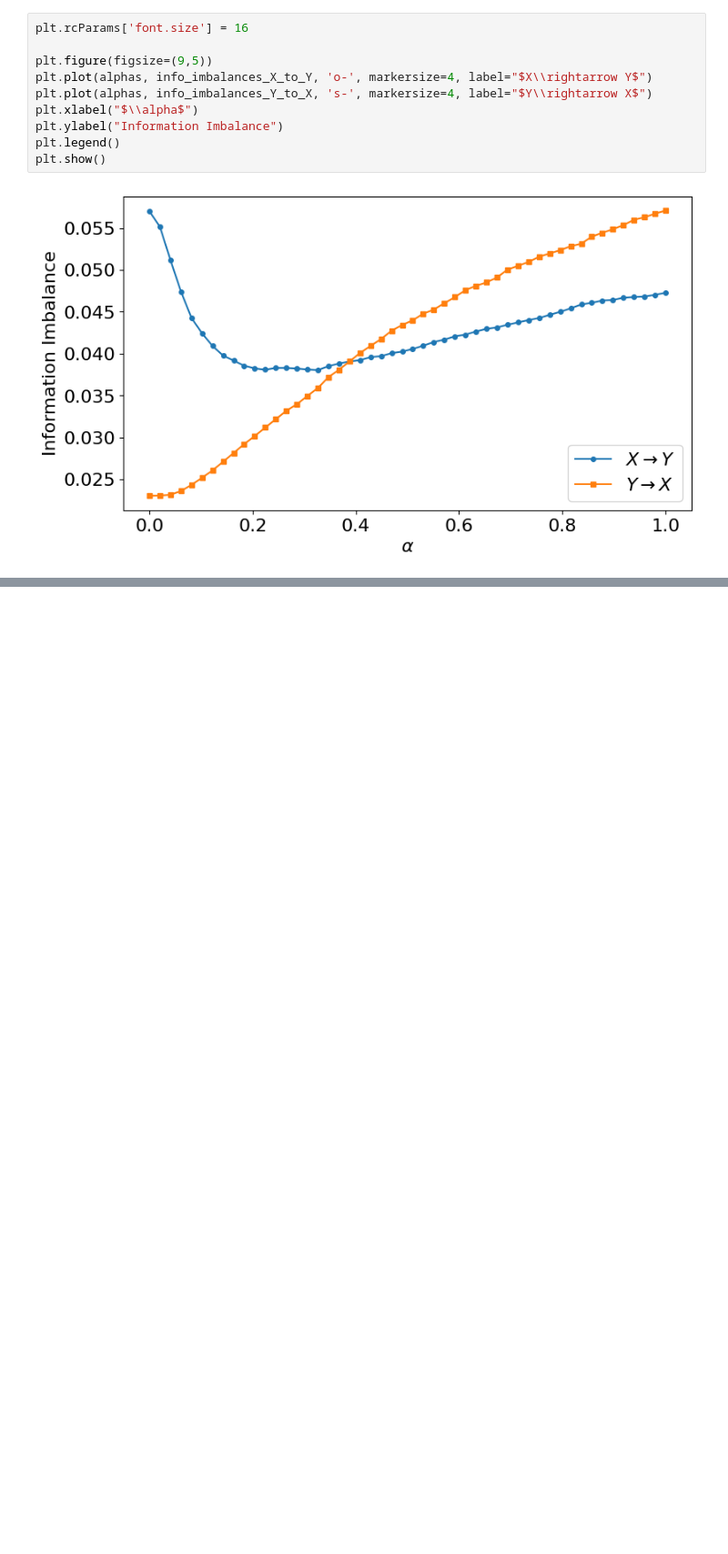
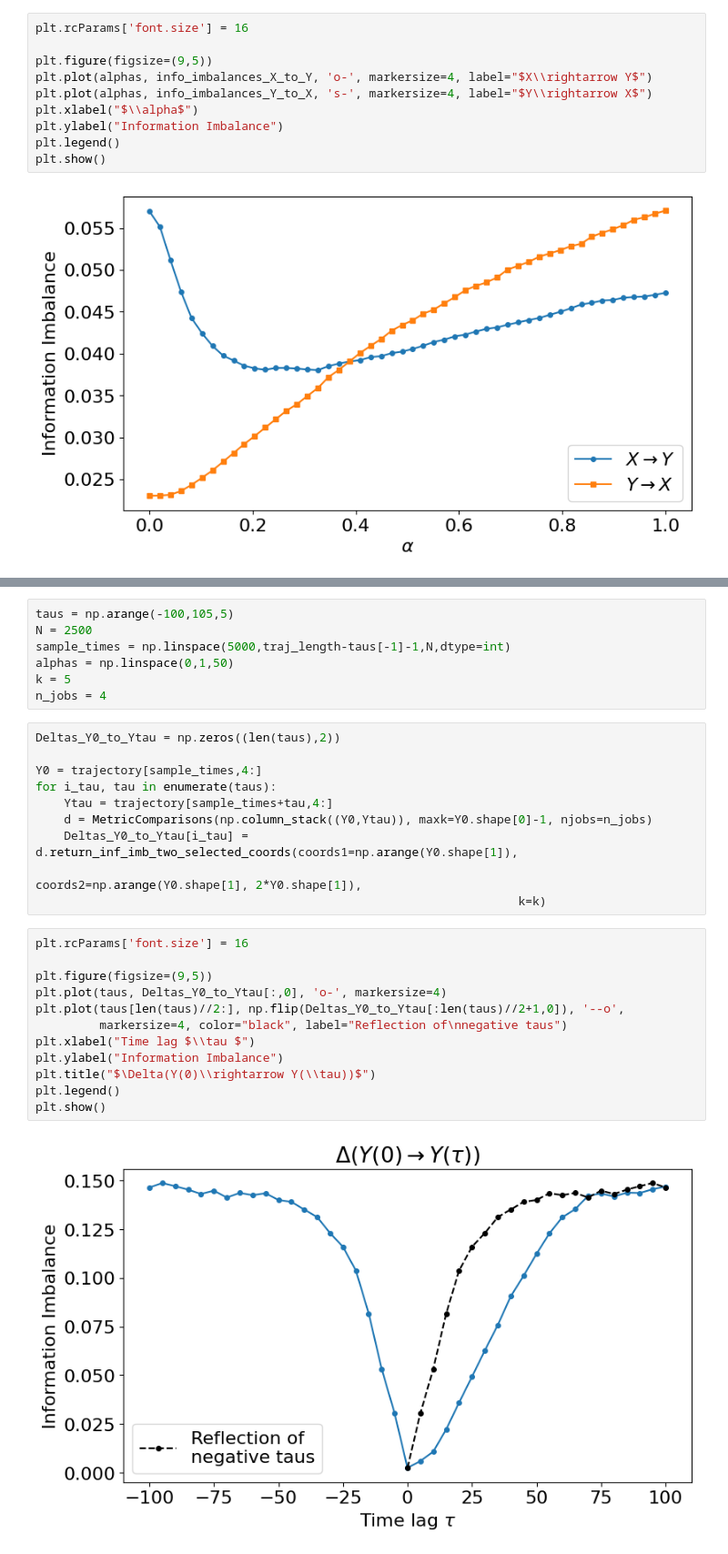
Before and after one commit to vdeltatto/imbalance-gain-causality, a Jupyter notebook: tutorial.ipynb, the cells around one changed output, grey strips where cells are left out. Shown: that part at 91% size. Drawn from its saved outputs; the diff is of its cells as text; blank space fills up the shorter version.

```diff
--- a/tutorial.ipynb
+++ b/tutorial.ipynb
@@ -265,0 +269,31 @@ plt.show()
+# %%
+taus = np.arange(-100,105,5)
+N = 2500
+sample_times = np.linspace(5000,traj_length-taus[-1]-1,N,dtype=int)
+alphas = np.linspace(0,1,50)
+k = 5
+n_jobs = 4
+# %%
+Deltas_Y0_to_Ytau = np.zeros((len(taus),2))
+
+Y0 = trajectory[sample_times,4:]
+for i_tau, tau in enumerate(taus):
+    Ytau = trajectory[sample_times+tau,4:]
+    d = MetricComparisons(np.column_stack((Y0,Ytau)), maxk=Y0.shape[0]-1, njobs=n_jobs)
+    Deltas_Y0_to_Ytau[i_tau] = d.return_inf_imb_two_selected_coords(coords1=np.arange(Y0.shape[1]),
+                                                                    coords2=np.arange(Y0.shape[1], 2*Y0.shape[1]),
+                                                                    k=k)
+# %%
+plt.rcParams['font.size'] = 16
+
+plt.figure(figsize=(9,5))
+plt.plot(taus, Deltas_Y0_to_Ytau[:,0], 'o-', markersize=4)
+plt.plot(taus[len(taus)//2:], np.flip(Deltas_Y0_to_Ytau[:len(taus)//2+1,0]), '--o',
+         markersize=4, color="black", label="Reflection of\nnegative taus")
+plt.xlabel("Time lag $\\tau $")
+plt.ylabel("Information Imbalance")
+plt.title("$\Delta(Y(0)\\rightarrow Y(\\tau))$")
+plt.legend()
+plt.show()
+# %% [output]
+[figure, added]
```
Also changed, not shown: parts of 1 cell of this notebook.
